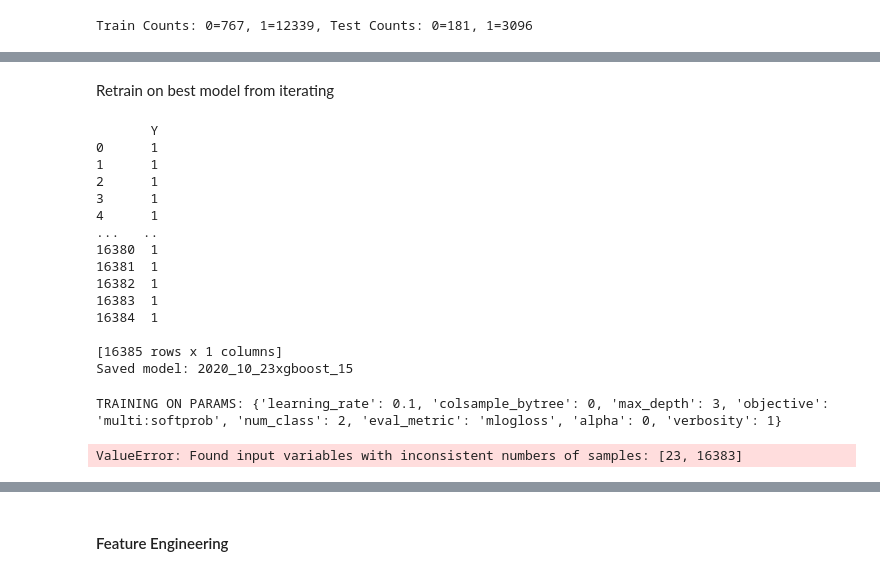
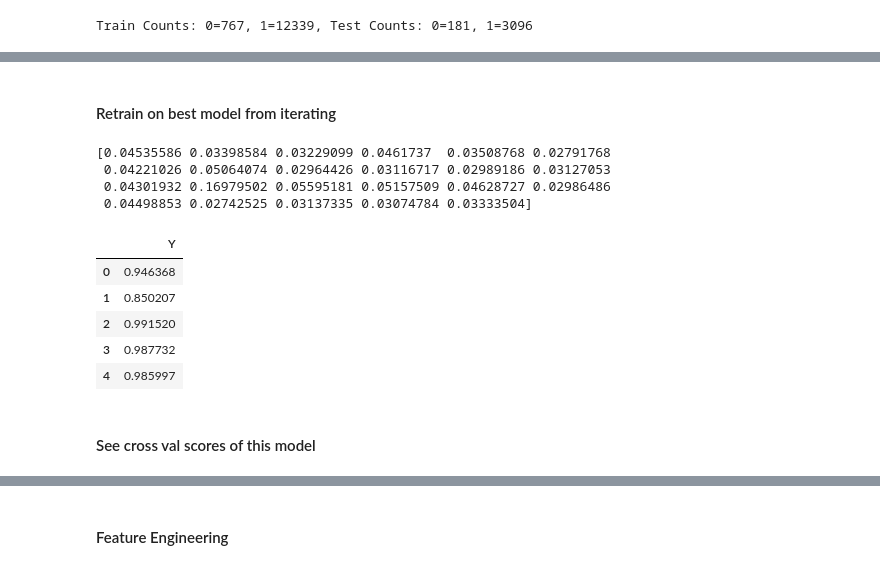
Before and after one commit to MaxDauber/DSLab-Kaggle, a Jupyter notebook: Competition Notebook.ipynb, the cells around one changed output, grey strips where cells are left out. Saved outputs shown, nothing was run; the diff lists cells and outputs as text; code cells hidden in the pictures.

```diff
--- a/Competition Notebook.ipynb
+++ b/Competition Notebook.ipynb
@@ -225,61 +200,24 @@ TRAINING ON PARAMS: {'learning_rate': 0.005, 'colsample_bytree': 0, 'max_depth':
 # %% [markdown]
-Retrain on best model from iterating
+#### Retrain on best model from iterating
 # %%
-best_params = {'learning_rate': 0.001, 'colsample_bytree': 0.4, 'max_depth': 10,'num_class': 2, 'eval_metric': 'mlogloss', 'n_estimators': 10, 'alpha': 0, 'gamma': 0.01}
+best_params = {'learning_rate': 0.01, 'colsample_bytree': 0.4, 'max_depth': 15,'num_class': 2, 'eval_metric': 'mlogloss', 'n_estimators': 500, 'alpha': 0, 'gamma': 0.01}
 model = xgb.XGBClassifier(learning_rate=best_params['learning_rate'], colsample_bytree=best_params['colsample_bytree'], max_depth=best_params['max_depth'],
                                   objective='multi:softprob',num_class=2, eval_metric="mlogloss", n_estimators=best_params['n_estimators'],
                                   alpha=best_params['alpha'], gamma=best_params['gamma'], verbosity=1)
-
-model.fit(train,y)
-preds = model.predict_proba(test)
-
-hard_preds = pd.DataFrame([np.argmax(line) for line in preds])
-hard_preds.columns = ["Y"]
-print(hard_preds)
-export_test(hard_preds, model, best_params)
+print(model.fit(train,y).feature_importances_)
+preds = pd.DataFrame(model.predict_proba(test)).iloc[:, 1:]
+preds.columns = ["Y"]
+preds.head()
 # %% [output]
-       Y
-0      1
-1      1
-2      1
-3      1
-4      1
-...   ..
-16380  1
-16381  1
-16382  1
-16383  1
-16384  1
-
-[16385 rows x 1 columns]
-Saved model: 2020_10_23xgboost_15
+[0.04535586 0.03398584 0.03229099 0.0461737  0.03508768 0.02791768
+ 0.04221026 0.05064074 0.02964426 0.03116717 0.02989186 0.03127053
+ 0.04301932 0.16979502 0.05595181 0.05157509 0.04628727 0.02986486
+ 0.04498853 0.02742525 0.03137335 0.03074784 0.03333504]
+|  | Y |
+| 0 | 0.946368 |
+| 1 | 0.850207 |
+| 2 | 0.991520 |
+| 3 | 0.987732 |
+| 4 | 0.985997 |
-# %%
-X = train.T
-evals = [(dtest,'eval'), (dtrain,'train')]
-for learning_rate in [0.001, 0.005, 0.01, 0.05, 0.1, 0.5, 1, 5]:
-    for colsample_bytree in [0, 0.2, 0.4, 0.6, 0.8]:
-        for alpha in [0, 0.01, 0.05]:
-            for max_depth in [3, 5, 10, 20]:
-                params = {'learning_rate': 0.1, 'colsample_bytree': colsample_bytree, 'max_depth': max_depth,
-                          'objective': 'multi:softprob',  'num_class': 2, 'eval_metric': "mlogloss",
-                          'alpha': alpha}
-                print("TRAINING ON PARAMS:", str(params))
-                kfold = StratifiedKFold(n_splits=5, shuffle=True, random_state=1)
-                for train_splits, test_splits in kfold.split(X, y):
-                    X_train, X_test = X[train_splits], X[test_splits]
-                    y_train, y_test = y[train_splits], y[test_splits]
-                    dtrain = xgb.DMatrix(X_train, label=y_train)
-                    dtest = xgb.DMatrix(X_test, label=y_test)
-
-                    model = xgb.train(params, dtrain, steps, evals_result=evals)
-
-                    soft_preds = pd.DataFrame(model.predict(dtest_submit))
-                    soft_preds_result = pd.DataFrame(model.predict(dtest_submit)).iloc[:, 1:]
-                    soft_preds_result.columns = ["Y"]
-                    soft_preds_result.head()
-                    export_test(soft_preds_result, model)
-                    hard_preds = pd.DataFrame([np.argmax(line) for line in soft_preds])
-                    hard_preds.columns = ["Y"]
-# %% [output]
-TRAINING ON PARAMS: {'learning_rate': 0.1, 'colsample_bytree': 0, 'max_depth': 3, 'objective': 'multi:softprob', 'num_class': 2, 'eval_metric': 'mlogloss', 'alpha': 0, 'verbosity': 1}
-ValueError: Found input variables with inconsistent numbers of samples: [23, 16383]
+# %% [markdown]
+#### See cross val scores of this model
```
Also changed, not shown: parts of 33 cells of this notebook, 18 other files.
